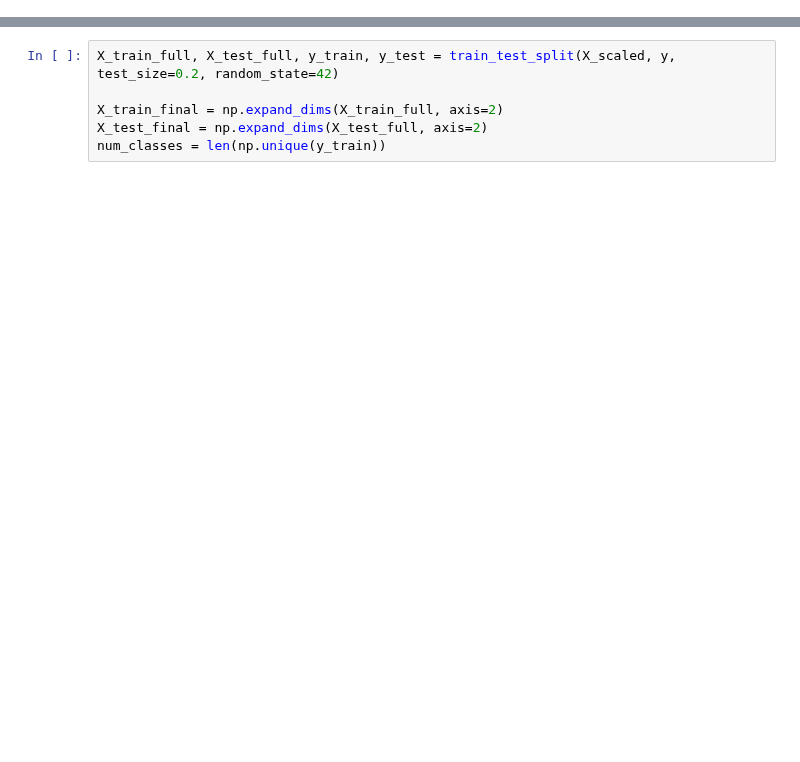
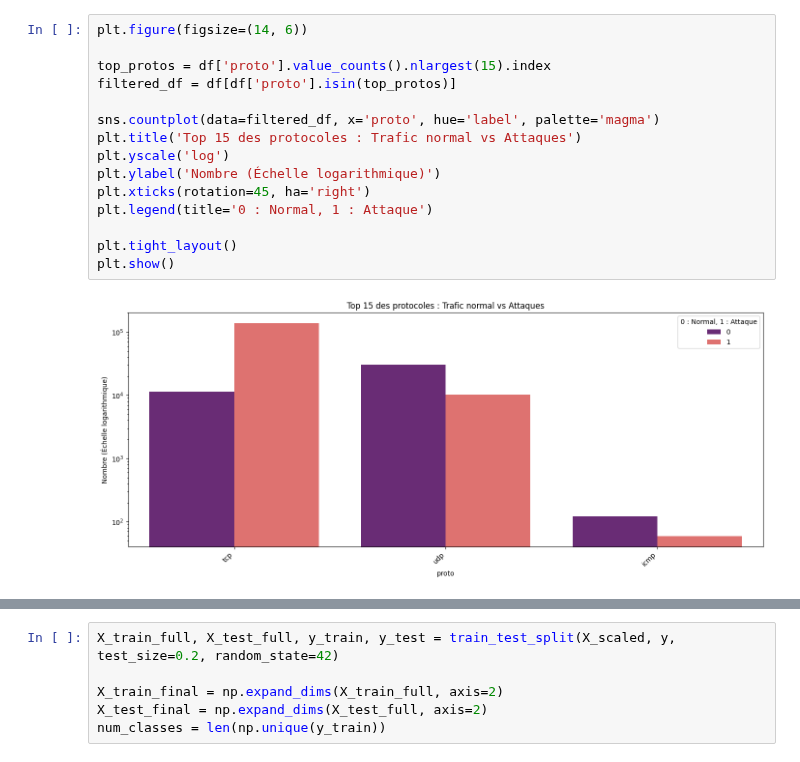
Before and after one commit to MahmoudMans/ton_iot_dataset, a Jupyter notebook: project-ton-iotnetwork-cnn.ipynb, the cells around one changed output, grey strips where cells are left out. Drawn from its saved outputs; the diff is of its cells as text; blank space fills up the shorter version.

```diff
--- a/project-ton-iotnetwork-cnn.ipynb
+++ b/project-ton-iotnetwork-cnn.ipynb
@@ -481,0 +186,17 @@ Avant d'alimenter notre architecture d'intelligence artificielle, nous devons is
+# %%
+plt.figure(figsize=(14, 6))
+
+top_protos = df['proto'].value_counts().nlargest(15).index
+filtered_df = df[df['proto'].isin(top_protos)]
+
+sns.countplot(data=filtered_df, x='proto', hue='label', palette='magma')
+plt.title('Top 15 des protocoles : Trafic normal vs Attaques')
+plt.yscale('log')
+plt.ylabel('Nombre (Échelle logarithmique)')
+plt.xticks(rotation=45, ha='right')
+plt.legend(title='0 : Normal, 1 : Attaque')
+
+plt.tight_layout()
+plt.show()
+# %% [output]
+[figure, added]
```
Also changed, not shown: parts of 106 cells of this notebook.
